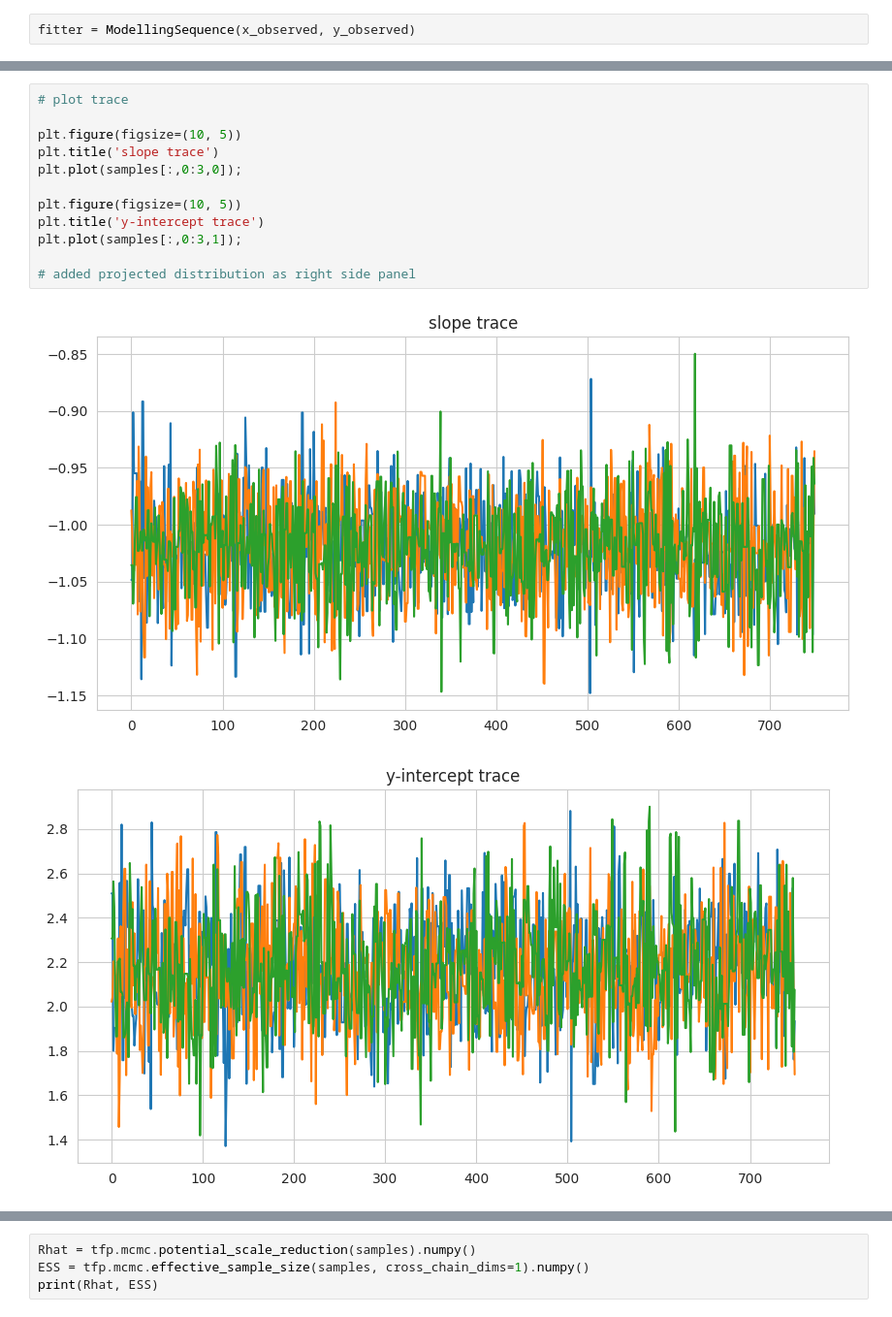
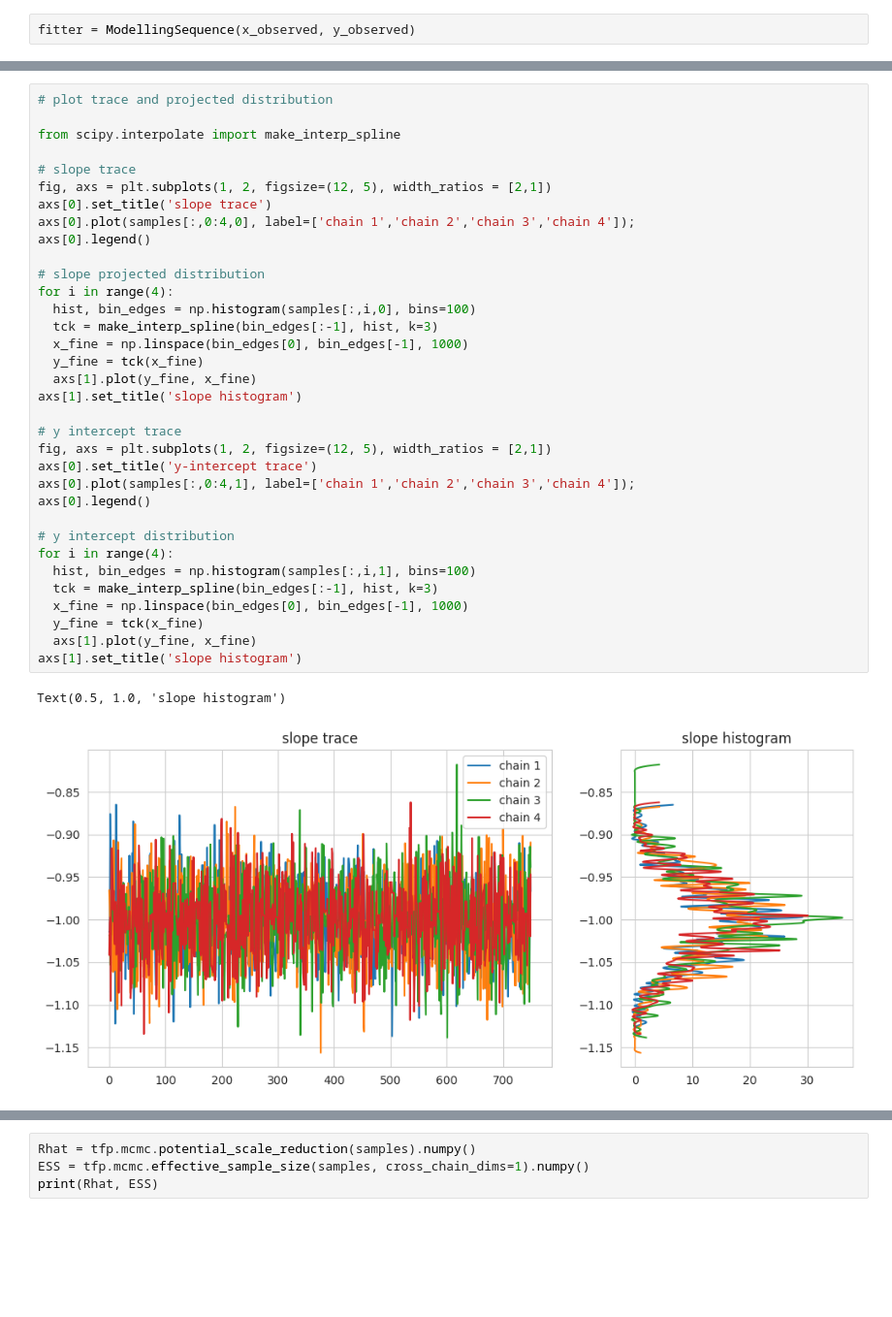
Before and after one commit to mtamar/linear_glens, a Jupyter notebook: gigalens_linefit.ipynb, the cells around one changed output, grey strips where cells are left out. Shown: that part at 97% size. Saved outputs shown, nothing was run; the diff lists cells and outputs as text; blank space fills up the shorter version.

```diff
--- a/gigalens_linefit.ipynb
+++ b/gigalens_linefit.ipynb
@@ -332,15 +357,37 @@ WARNING:tensorflow:5 out of the last 5 calls to <function ModellingSequence.HMC.
-# %%
-# plot trace
-
-plt.figure(figsize=(10, 5))
-plt.title('slope trace')
-plt.plot(samples[:,0:3,0]);
-
-plt.figure(figsize=(10, 5))
-plt.title('y-intercept trace')
-plt.plot(samples[:,0:3,1]);
-
-# added projected distribution as right side panel
-# %% [output]
-[figure, removed]
-[figure, removed]
+# %%
+# plot trace and projected distribution
+
+from scipy.interpolate import make_interp_spline
+
+# slope trace
+fig, axs = plt.subplots(1, 2, figsize=(12, 5), width_ratios = [2,1])
+axs[0].set_title('slope trace')
+axs[0].plot(samples[:,0:4,0], label=['chain 1','chain 2','chain 3','chain 4']);
+axs[0].legend()
+
+# slope projected distribution
+for i in range(4):
+  hist, bin_edges = np.histogram(samples[:,i,0], bins=100)
+  tck = make_interp_spline(bin_edges[:-1], hist, k=3)
+  x_fine = np.linspace(bin_edges[0], bin_edges[-1], 1000)
+  y_fine = tck(x_fine)
+  axs[1].plot(y_fine, x_fine)
+axs[1].set_title('slope histogram')
+
+# y intercept trace
+fig, axs = plt.subplots(1, 2, figsize=(12, 5), width_ratios = [2,1])
+axs[0].set_title('y-intercept trace')
+axs[0].plot(samples[:,0:4,1], label=['chain 1','chain 2','chain 3','chain 4']);
+axs[0].legend()
+
+# y intercept distribution
+for i in range(4):
+  hist, bin_edges = np.histogram(samples[:,i,1], bins=100)
+  tck = make_interp_spline(bin_edges[:-1], hist, k=3)
+  x_fine = np.linspace(bin_edges[0], bin_edges[-1], 1000)
+  y_fine = tck(x_fine)
+  axs[1].plot(y_fine, x_fine)
+axs[1].set_title('slope histogram')
+# %% [output]
+Text(0.5, 1.0, 'slope histogram')
+[figure, added]
```
Also changed, not shown: parts of 15 cells of this notebook.
